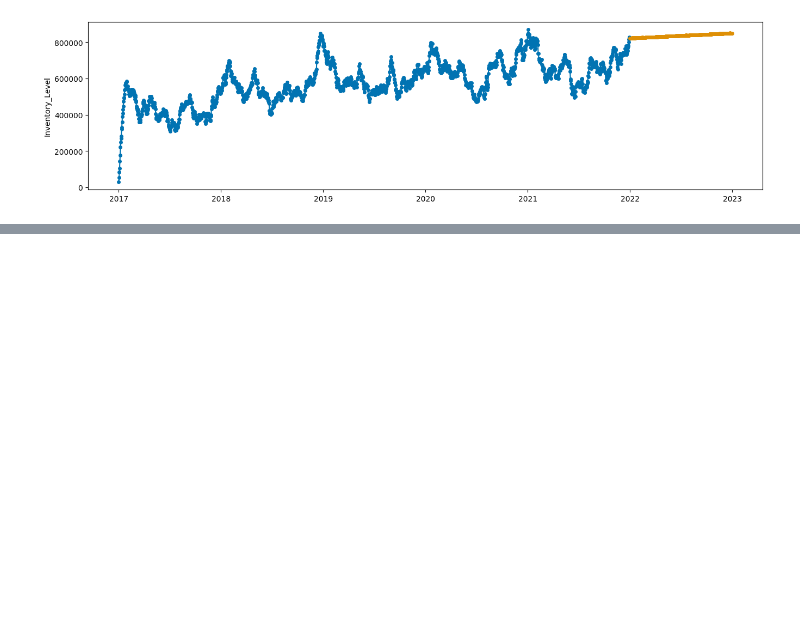
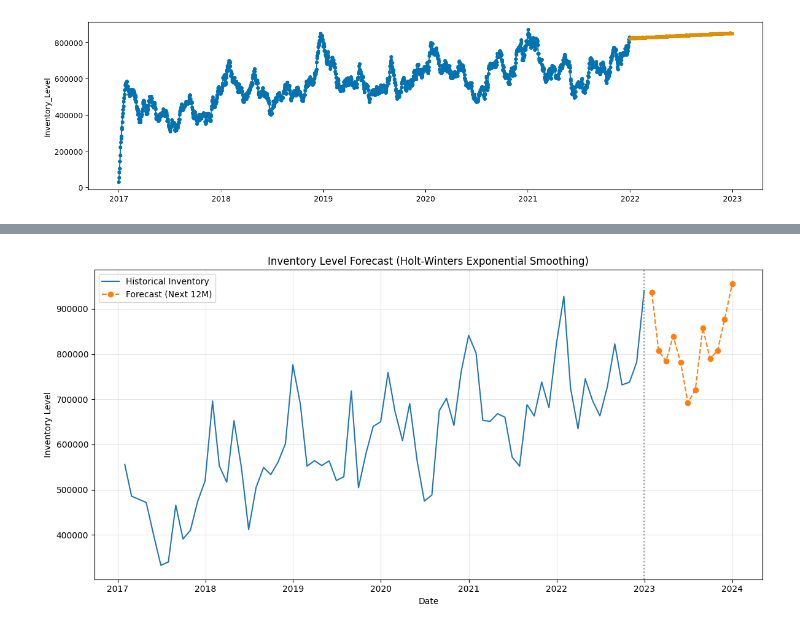
Before and after one commit to alexditto/Suiteworld25, a Jupyter notebook: hackathong_daily_projection.ipynb, the cells around one changed output, grey strips where cells are left out. Cells and saved outputs as stored; diff of their text form; code cells hidden in the pictures; blank space fills up the shorter version.

```diff
--- a/hackathong_daily_projection.ipynb
+++ b/hackathong_daily_projection.ipynb
@@ -47,3 +47,55 @@ data_inflows = pd.read_csv("src/csv/train_inventory(in).csv", parse_dates=["Date
 0.1405560248883578
 (<Figure size 1600x400 with 1 Axes>, <Axes: ylabel='Inventory_Level'>)
 [figure]
+# %%
+import pandas as pd
+from sktime.forecasting.base import ForecastingHorizon
+from sktime.forecasting.exp_smoothing import ExponentialSmoothing
+
+# Load data
+data_inflows = pd.read_csv("src/csv/train_inventory(in).csv", parse_dates=["Date"])
+
+# Use month-end frequency consistently
+y = data_inflows.set_index('Date')['Inventory_Level'].asfreq('M').fillna(0)
+
+# Fit model
+forecaster = ExponentialSmoothing(trend='add', seasonal='add', sp=12)
+forecaster.fit(y)
+
+# Create a matching forecast horizon (month-end)
+last_period = y.index[-1].to_period('M')
+fh = ForecastingHorizon(
+    pd.period_range(last_period + 1, periods=12, freq='M').to_timestamp(how='end'),
+    is_relative=False
+)
+
+# Forecast
+fcast_vals = forecaster.predict(fh).clip(lower=0)
+
+# Combine into DataFrame
+forecast_df = pd.DataFrame({'Date': fh.to_pandas(), 'Forecasted_Inventory': fcast_vals})
+print(forecast_df)
+
+fcast_vals = forecaster.predict(fh).clip(lower=0)
+
+forecast_df = pd.DataFrame({
+    'Date': fh.to_pandas(),
+    'Forecasted_Inventory': fcast_vals
+})
+
+# --- 5. Plot historical + forecast
+plt.figure(figsize=(12,6))
+plt.plot(y.index, y.values, label='Historical Inventory', color='tab:blue')
+plt.plot(forecast_df['Date'], forecast_df['Forecasted_Inventory'], label='Forecast (Next 12M)', color='tab:orange', linestyle='--', marker='o')
+
+# vertical line separating history from forecast
+plt.axvline(x=y.index[-1], color='gray', linestyle=':', alpha=0.8)
+
+plt.title('Inventory Level Forecast (Holt-Winters Exponential Smoothing)')
+plt.xlabel('Date')
+plt.ylabel('Inventory Level')
+plt.legend()
+plt.grid(alpha=0.3)
+plt.tight_layout()
+plt.show()
+# %% [output]
@@ -49,0 +115 @@ data_inflows = pd.read_csv("src/csv/train_inventory(in).csv", parse_dates=["Date
+[figure, added]
```
Also changed, not shown: parts of 3 cells of this notebook, 2 other files.
